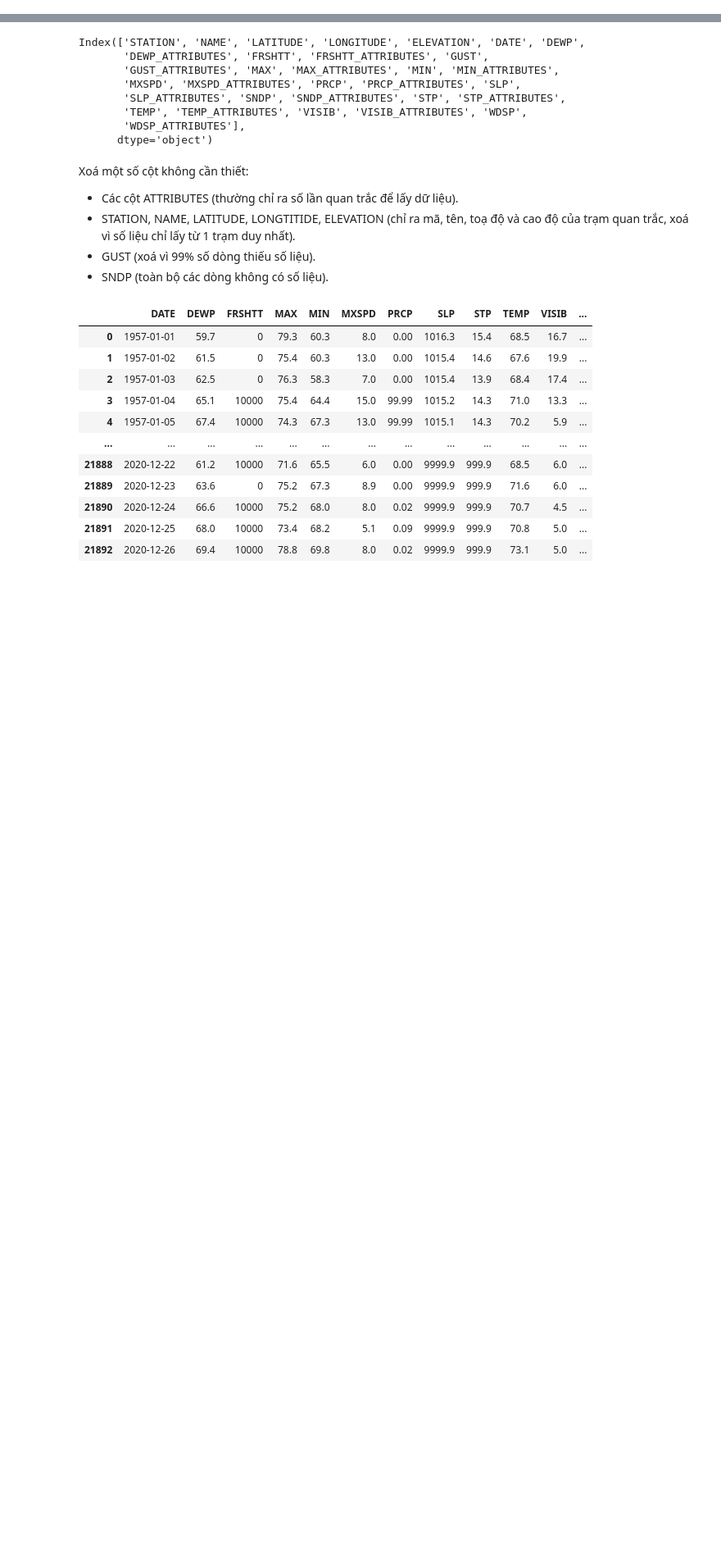
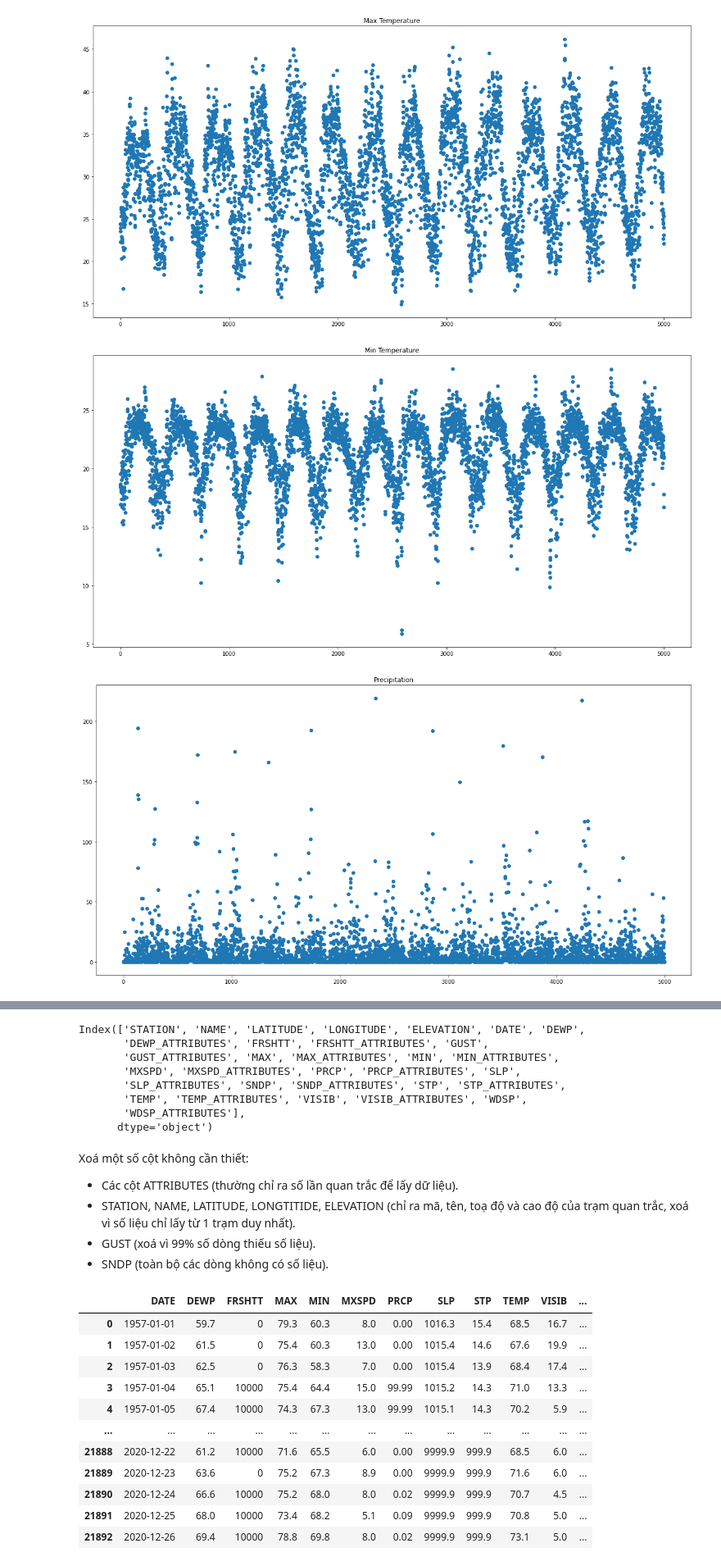
Before and after one commit to vietsub00/NMKHDL_DACK, a Jupyter notebook: Weather_predict.ipynb, the cells around one changed output, grey strips where cells are left out. Shown: that part at 82% size. Saved outputs shown, nothing was run; the diff lists cells and outputs as text; code cells hidden in the pictures; blank space fills up the shorter version.

```diff
--- a/Weather_predict.ipynb
+++ b/Weather_predict.ipynb
@@ -5,0 +61,3 @@ import matplotlib.pyplot as plt
+# %%
+df['Date']=pd.to_datetime(df['Date'], errors = 'ignore') #Không cần thiết, cột Date có thể bỏ sau này
+df.info()
@@ -5,0 +90,10 @@ import matplotlib.pyplot as plt
+# %%
+display_range = 5000
+for col in ['Max Temperature', 'Min Temperature', 'Precipitation', 'Wind', 'Relative Humidity', 'Solar']:
+    plt.figure(figsize=(20,10))
+    plt.scatter(pd.RangeIndex(start=0, stop=display_range, step=1), df[col].head(display_range))
+    plt.title(label=col)
+# %% [output]
+[figure, added]
+[figure, added]
+[figure, added]
```
Also changed, not shown: parts of 36 cells of this notebook.
